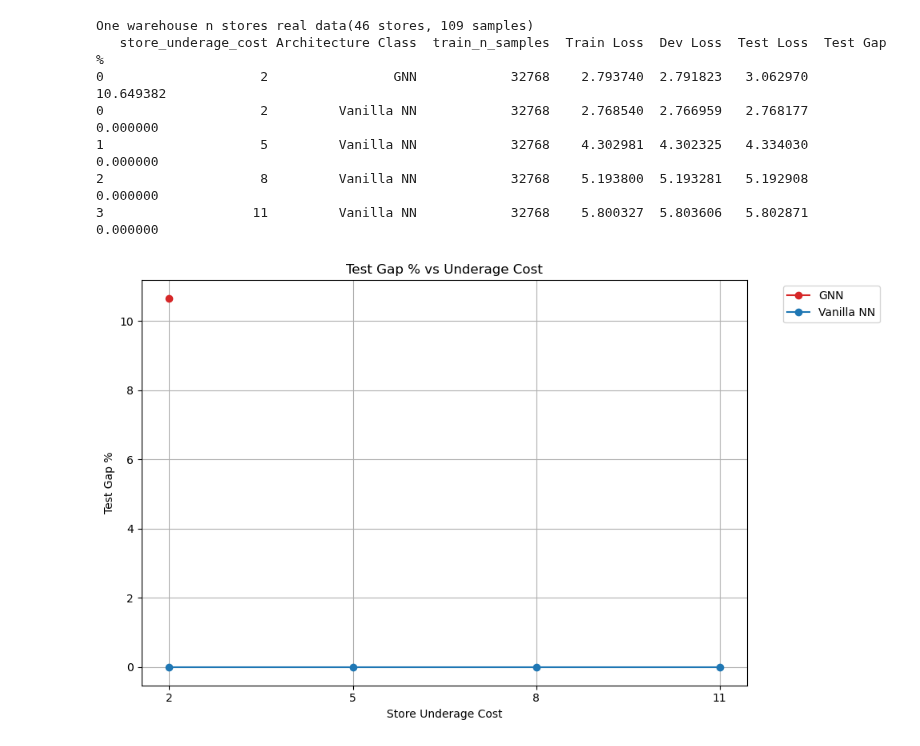
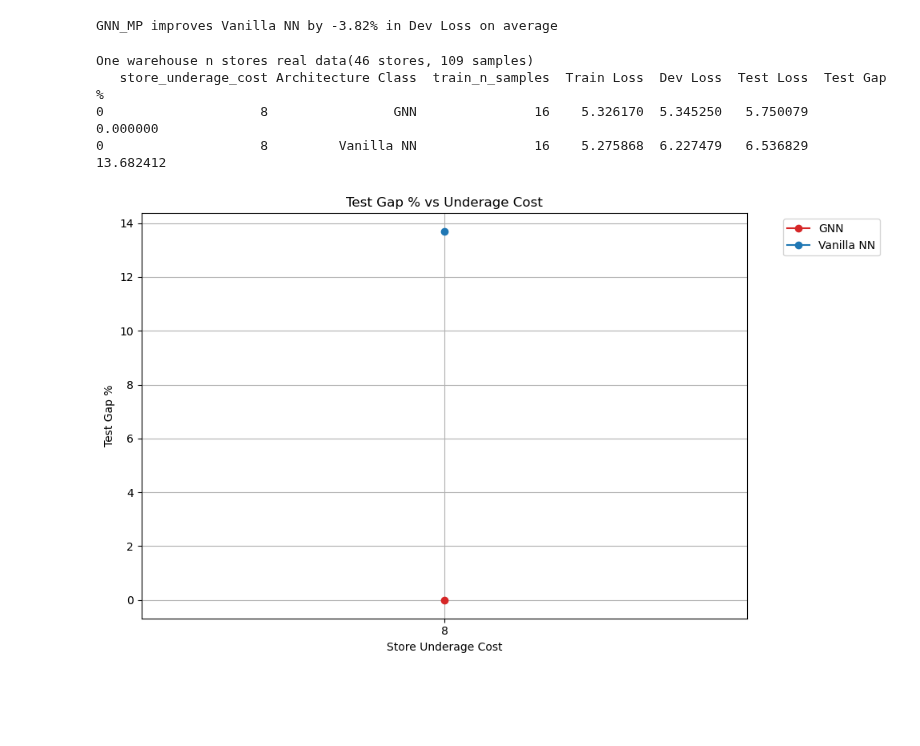
Before and after one commit to minuk302/Neural_inventory_control, a Jupyter notebook: analysis/ray_generic_architecture_n_warehouse.ipynb, the cells around one changed output. Drawn from its saved outputs; the diff is of its cells as text; code cells hidden in the pictures; blank space fills up the shorter version.

```diff
--- a/analysis/ray_generic_architecture_n_warehouse.ipynb
+++ b/analysis/ray_generic_architecture_n_warehouse.ipynb
@@ -16,3 +124,23 @@ from main_run import MainRun
+# %%
+# Calculate average improvement of GNN_MP over other architectures in Dev Loss across all underage costs
+architectures = ['Vanilla NN']
+improvements = {}
+
+for arch in architectures:
+    # Get Dev Loss for each architecture and GNN_MP for all underage costs
+    arch_losses = df[df['Architecture Class'] == arch]['Dev Loss']
+    gnn_losses = df[df['Architecture Class'] == 'GNN']['Dev Loss']
+
+    # Calculate relative improvement for each underage cost and average
+    if not arch_losses.empty and not gnn_losses.empty:
+        improvements = []
+        for arch_loss, gnn_loss in zip(arch_losses, gnn_losses):
+            improvement = ((arch_loss - gnn_loss) / arch_loss) * 100
+            improvements.append(improvement)
+        avg_improvement = sum(improvements) / len(improvements)
+        print(f"GNN_MP improves {arch} by {avg_improvement:.2f}% in Dev Loss on average")
+# %% [output]
+GNN_MP improves Vanilla NN by -3.82% in Dev Loss on average
 # %%
 # Define color scheme for architecture types
 color_scheme = {
@@ -40,19 +168,19 @@ def default_condition_setter(condition_name):
 
 sort_by = 'dev_loss'
 pick_row_from_run_by = 'dev_loss'
-store_underage_cost = [2, 5, 8, 11]
+store_underage_cost = [8]
 results_interpretor = rri.RayResultsinterpreter()
 
 # GNN
 df_gnn = results_interpretor.make_table(gnn_paths,
-    {'store_underage_cost': store_underage_cost, 'train_n_samples': 32768},
+    {'store_underage_cost': store_underage_cost, 'train_n_samples': 16},
     default_condition_setter, custom_data_filler, sort_by=sort_by, pick_row_from_run_by=pick_row_from_run_by)
 df_gnn.insert(1, 'Architecture Class', "GNN")
 df_gnn.insert(1, 'hyperparam_name', "GNN")
 
 # Vanilla NN
 df_vanilla = results_interpretor.make_table(vanilla_nn_paths,
-    {'store_underage_cost': store_underage_cost, 'train_n_samples': 32768},
+    {'store_underage_cost': store_underage_cost, 'train_n_samples': 16},
     default_condition_setter, custom_data_filler, sort_by=sort_by, pick_row_from_run_by=pick_row_from_run_by)
 df_vanilla.insert(1, 'Architecture Class', "Vanilla NN")
 df_vanilla.insert(1, 'hyperparam_name', "vanilla_n_warehouses")
@@ -75,36 +203,33 @@ df = df[cols]
 df_to_print = df.copy()
 df_to_print.drop(columns=['hyperparam_name', 'Learning Rate', 'path', '# of runs'], inplace=True)
 print("One warehouse n stores real data(46 stores, 109 samples)")
 print(df_to_print.to_string())
 
 # Create plot for Test Gap % vs Underage Cost
 fig, ax = plt.subplots(figsize=(10, 6))
 
 # Plot for Test Gap % - take best performing one (highest Test Gap %) for each group
 pivot_df = df.groupby(['store_underage_cost', 'Architecture Class'])['Test Gap %'].min().unstack()
 
 for column in pivot_df.columns:
     ax.plot(pivot_df.index.to_numpy(), pivot_df[column].to_numpy(),
             marker='o',
             label=column,
             color=color_scheme[column],
             linestyle=linestyle_scheme[column])
 
 ax.set_xlabel('Store Underage Cost')
 ax.set_ylabel('Test Gap %')
 ax.set_title('Test Gap % vs Underage Cost')
 ax.legend(bbox_to_anchor=(1.05, 1), loc='upper left')
 ax.grid(True)
 ax.set_xticks(pivot_df.index)
 
 plt.tight_layout()
 plt.show()
 # %% [output]
 One warehouse n stores real data(46 stores, 109 samples)
    store_underage_cost Architecture Class  train_n_samples  Train Loss  Dev Loss  Test Loss  Test Gap %
-0                    2                GNN            32768    2.793740  2.791823   3.062970   10.649382
-0                    2         Vanilla NN            32768    2.768540  2.766959   2.768177    0.000000
-1                    5         Vanilla NN            32768    4.302981  4.302325   4.334030    0.000000
-2                    8         Vanilla NN            32768    5.193800  5.193281   5.192908    0.000000
-3                   11         Vanilla NN            32768    5.800327  5.803606   5.802871    0.000000
+0                    8                GNN               16    5.326170  5.345250   5.750079    0.000000
+0                    8         Vanilla NN               16    5.275868  6.227479   6.536829   13.682412
-[figure, old version]
+[figure, new version]
```
Also changed, not shown: parts of 4 cells of this notebook, 16 other files.
